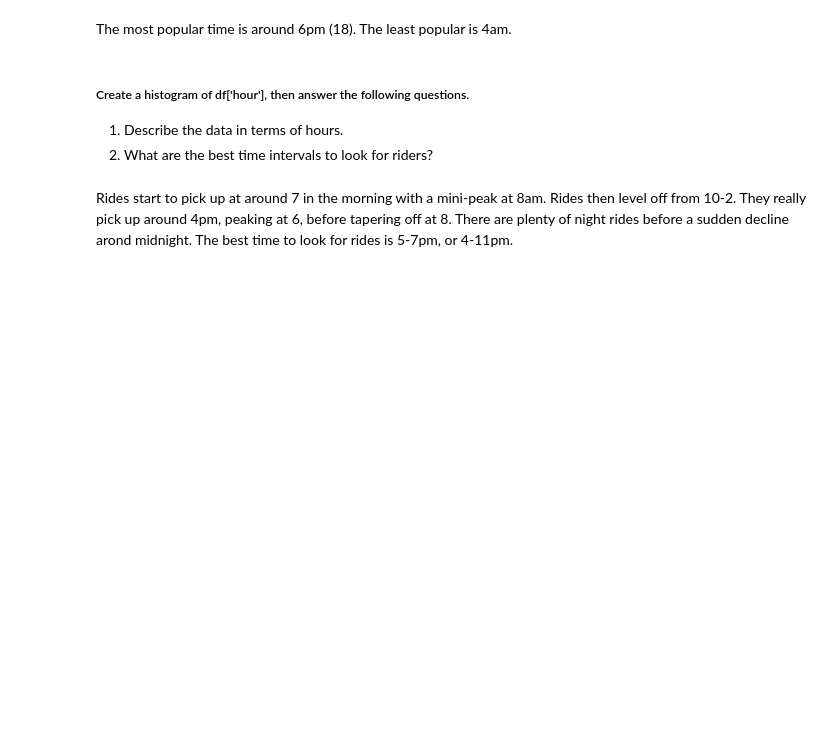
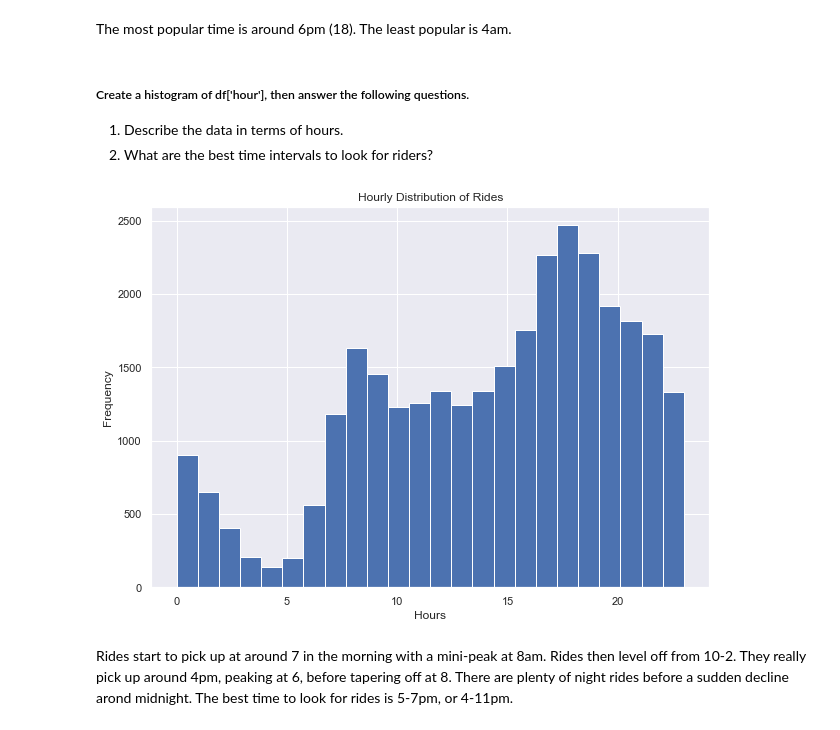
Before and after one commit to ryan-keenan/Data-C4, a Jupyter notebook: Mass_Transit_Project_Part_1.ipynb, the cells around one changed output. Cells and saved outputs as stored; diff of their text form; code cells hidden in the pictures; blank space fills up the shorter version.

Commit message:
histogram labels

```diff
--- a/Mass_Transit_Project_Part_1.ipynb
+++ b/Mass_Transit_Project_Part_1.ipynb
@@ -506,7 +708,12 @@ The most popular time is around 6pm (18). The least popular is 4am.
 # %%
 plt.figure(figsize=(10,7))
 plt.hist(df['hour'], bins=24)
+plt.title('Hourly Distribution of Rides')
+plt.xlabel('Hours')
+plt.ylabel('Frequency')
 plt.show()
+# %% [output]
+[figure, added]
 # %% [markdown]
 Rides start to pick up at around 7 in the morning with a mini-peak at 8am. Rides then level off from 10-2. They really pick up around 4pm, peaking at 6, before tapering off at 8. There are plenty of night rides before a sudden decline arond midnight. The best time to look for rides is 5-7pm, or 4-11pm.
 # %% [markdown]
```
Also changed, not shown: parts of 50 cells of this notebook.
